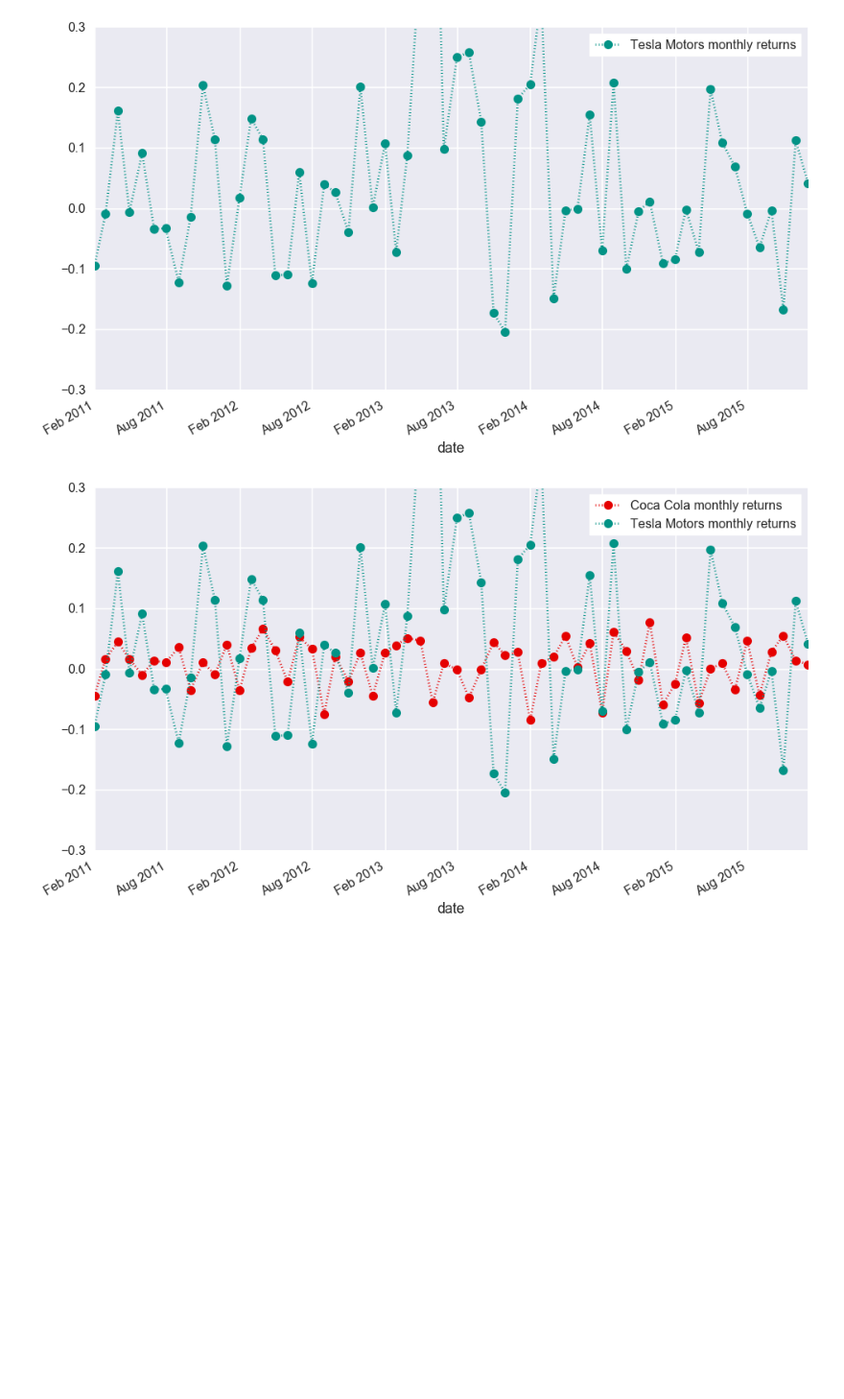
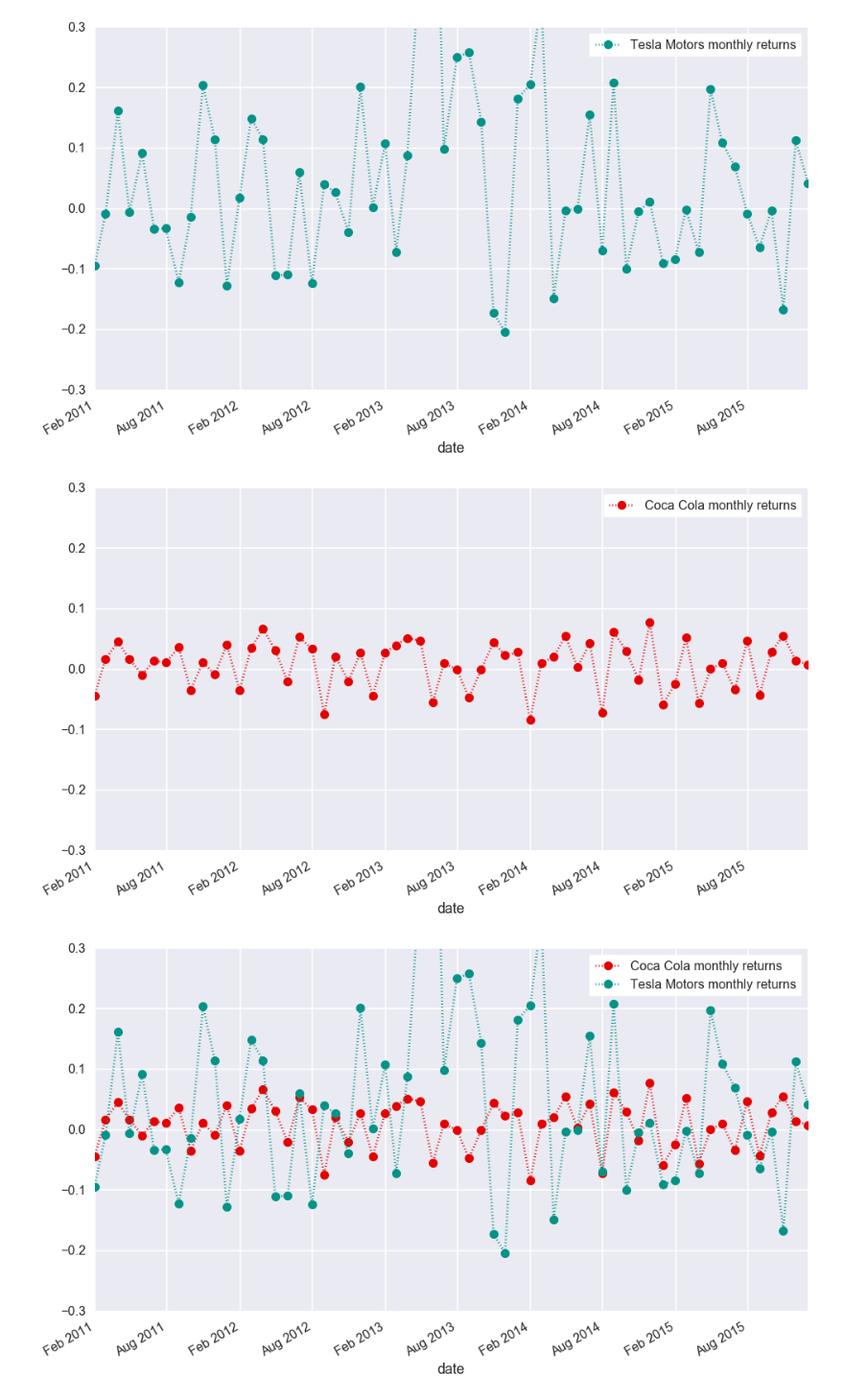
Before and after one commit to AndreaBarbon/Statistical-methods, a Jupyter notebook: Statistical Methods - Examples.ipynb, the cells around one changed output. Shown at 96% size. Cells and saved outputs as stored; diff of their text form; code cells hidden in the pictures; blank space fills up the shorter version.

```diff
--- a/Statistical Methods - Examples.ipynb
+++ b/Statistical Methods - Examples.ipynb
@@ -122,6 +122,10 @@ def sharpe(data):
 plot_returns( Tesla )
 # %% [output]
 [figure]
+# %%
+plot_returns( [ CocaCola  ] )
+# %% [output]
+[figure, added]
 # %%
 plot_returns( [ CocaCola  ,  Tesla  ] )
 # %% [output]
```
Also changed, not shown: parts of 5 cells of this notebook, 1 other file.
